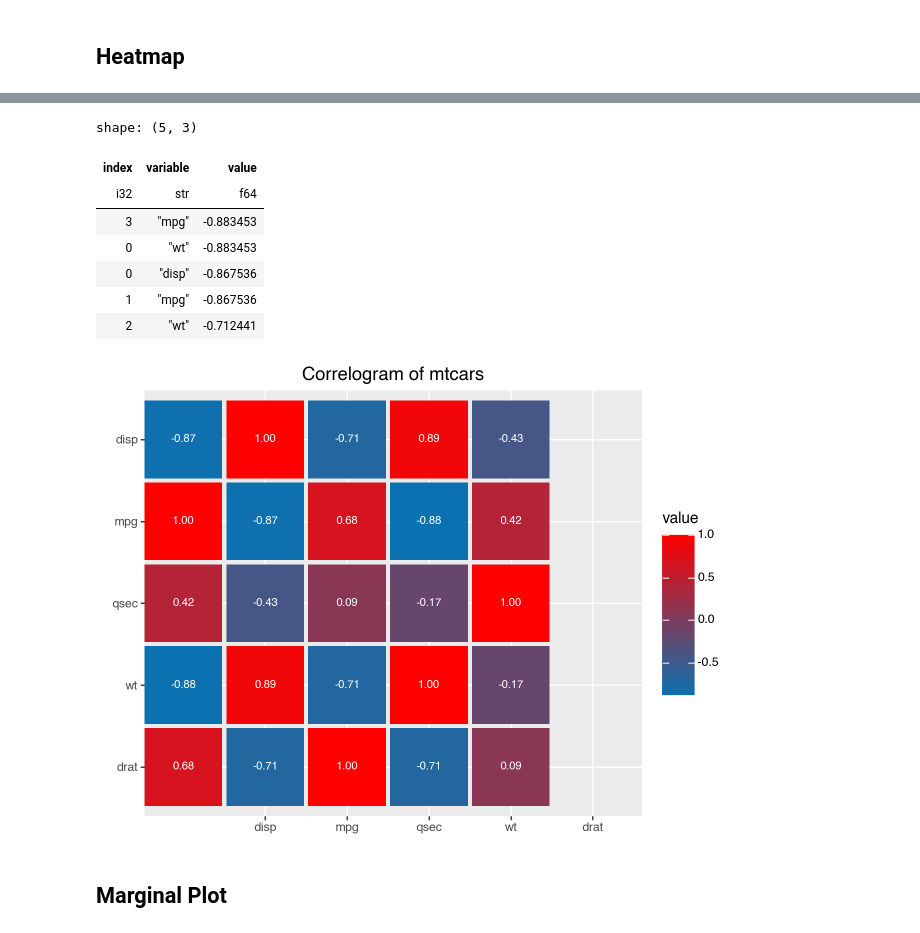
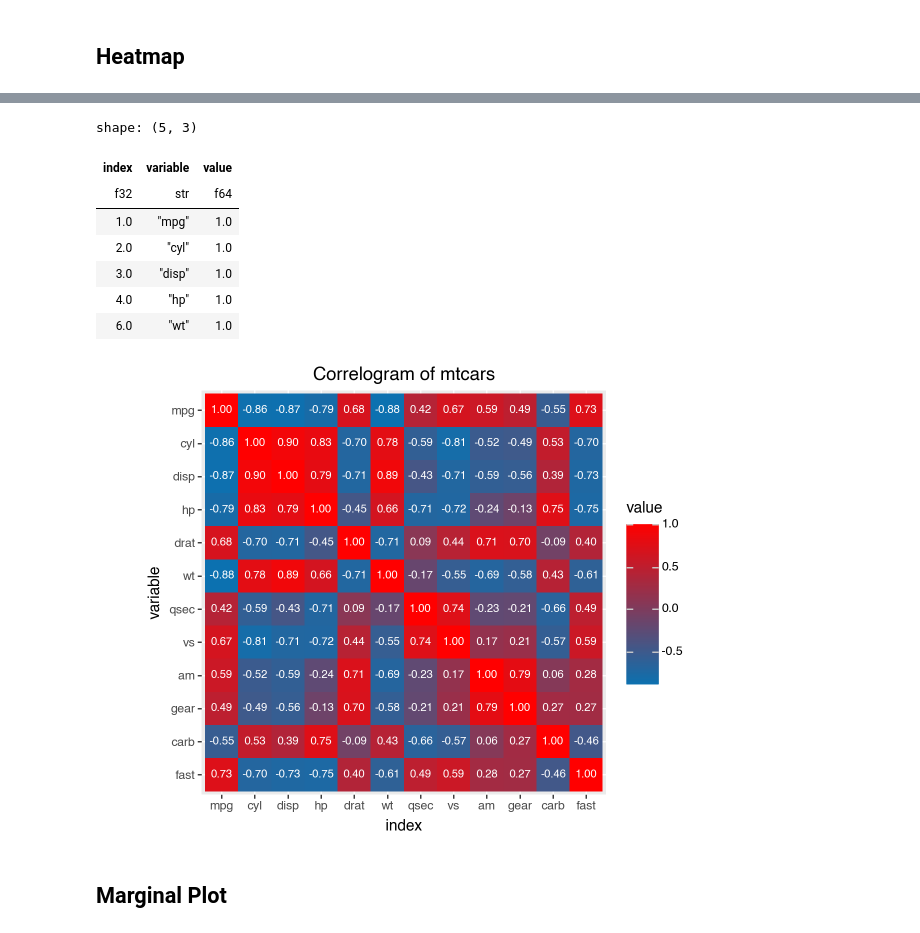
Before and after one commit to ivaquero/blog-bio, a Jupyter notebook: analysis/correlation.ipynb, the cells around one changed output, grey strips where cells are left out. Cells and saved outputs as stored; diff of their text form; code cells hidden in the pictures.

```diff
--- a/analysis/correlation.ipynb
+++ b/analysis/correlation.ipynb
@@ -82,4 +99,4 @@ shape: (5, 13)
 # %%
-corr_matrix = mtcars.select(pl.selectors.by_dtype(pl.Float64)).corr().with_row_index()
+corr_matrix = mtcars.select(pl.selectors.by_dtype([pl.Float64, pl.Int64])).corr()
 corr_matrix.head()
 # %% [output]
@@ -94,16 +111,17 @@ shape: (5, 6)
 # %%
 corr_matrix2 = (
-    corr_matrix.unpivot(index="index")
-    .sort(by="value", descending=False)
-    .with_columns(pl.col("index").cast(pl.Int32))
+    corr_matrix.with_row_index()
+    .unpivot(index="index")
+    .with_columns(pl.col("index").cast(pl.Float32) + 1)
+    .sort(by="value", descending=True)
 )
 corr_matrix2.head()
 # %% [output]
 shape: (5, 3)
 | index | variable | value |
-| i32 | str | f64 |
-| 3 | "mpg" | -0.883453 |
-| 0 | "wt" | -0.883453 |
-| 0 | "disp" | -0.867536 |
-| 1 | "mpg" | -0.867536 |
-| 2 | "wt" | -0.712441 |
+| f32 | str | f64 |
+| 1.0 | "mpg" | 1.0 |
+| 2.0 | "cyl" | 1.0 |
+| 3.0 | "disp" | 1.0 |
+| 4.0 | "hp" | 1.0 |
+| 6.0 | "wt" | 1.0 |
@@ -112,16 +128,16 @@ sort_seq = corr_matrix2["variable"].unique()
 # %%
 (
     ggplot(corr_matrix2, aes("index", "variable", fill="value"))
-    + geom_tile(aes(width=0.95, height=0.95))
+    + geom_tile()
     + scale_fill_gradient(low="#0c71b0", high="#ff0000")
     + geom_text(aes(label="value"), size=8, format_string="{:.2f}", color="white")
-    + labs(title="Correlogram of mtcars", x="", y="")
-    + scale_x_discrete(limits=sort_seq[::-1])
-    + scale_y_discrete(limits=sort_seq)
+    + labs(title="Correlogram of mtcars")
+    + scale_x_discrete(limits=corr_matrix.columns)
+    + scale_y_discrete(limits=corr_matrix.columns[::-1])
     + coord_fixed()
 )
 # %% [output]
-[figure, old version]
+[figure, new version]
 # %% [markdown]
 ## Marginal Plot
 # %%
```
Also changed, not shown: parts of 5 cells of this notebook.
